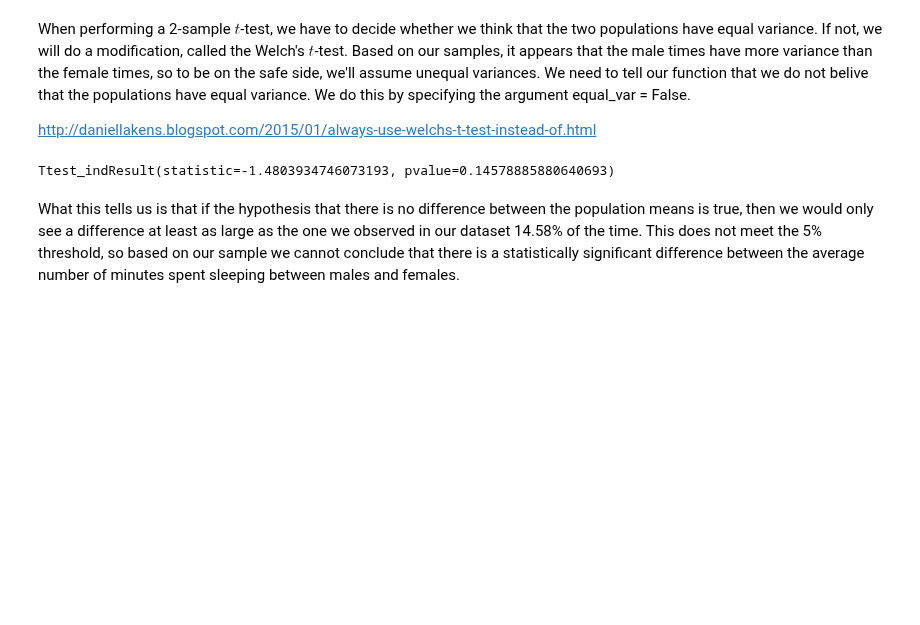
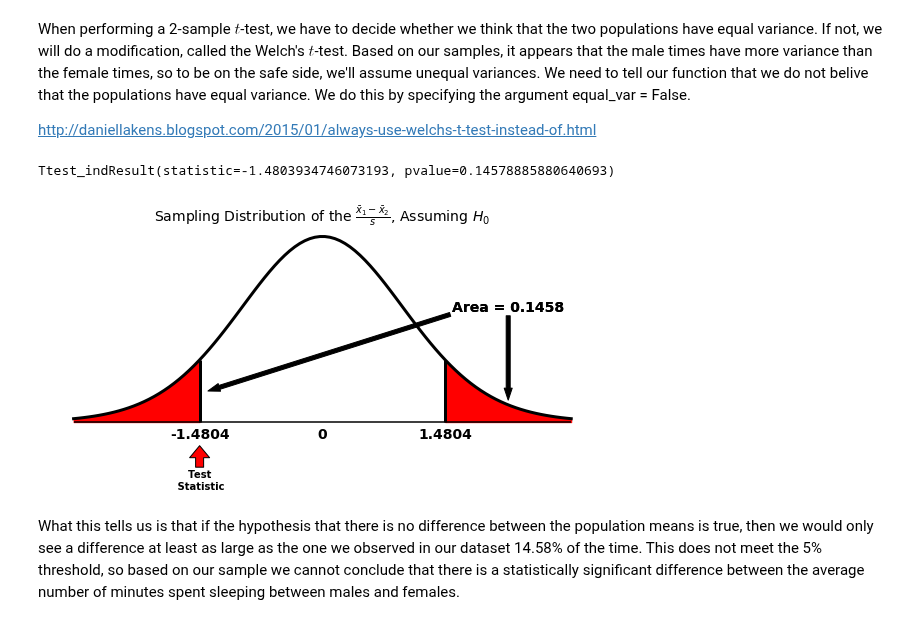
Before and after one commit to NSS-Data-Instructional-Stuff/stats-for-data-science, a Jupyter notebook: notebooks/Hypothesis_Testing_Part_1.ipynb, the cells around one changed output. Cells and saved outputs as stored; diff of their text form; code cells hidden in the pictures; blank space fills up the shorter version.

```diff
--- a/notebooks/Hypothesis_Testing_Part_1.ipynb
+++ b/notebooks/Hypothesis_Testing_Part_1.ipynb
@@ -265,3 +208,8 @@ Ttest_indResult(statistic=-1.4803934746073193, pvalue=0.14578885880640693)
+# %%
+hypot_plot_mean_2sample(sleeping.loc[sleeping.sex == 'Male', 'minutes_spent_sleeping'],
+                       sleeping.loc[sleeping.sex == 'Female', 'minutes_spent_sleeping'])
+# %% [output]
+[figure, added]
 # %% [markdown]
 What this tells us is that if the hypothesis that there is no difference between the population means is true, then we would only see a difference at least as large as the one we observed in our dataset 14.58% of the time. This does not meet the 5% threshold, so based on our sample we cannot conclude that there is a statistically significant difference between the average number of minutes spent sleeping between males and females.
 # %% [markdown]
```
Also changed, not shown: parts of 23 cells of this notebook, 1 other file.
